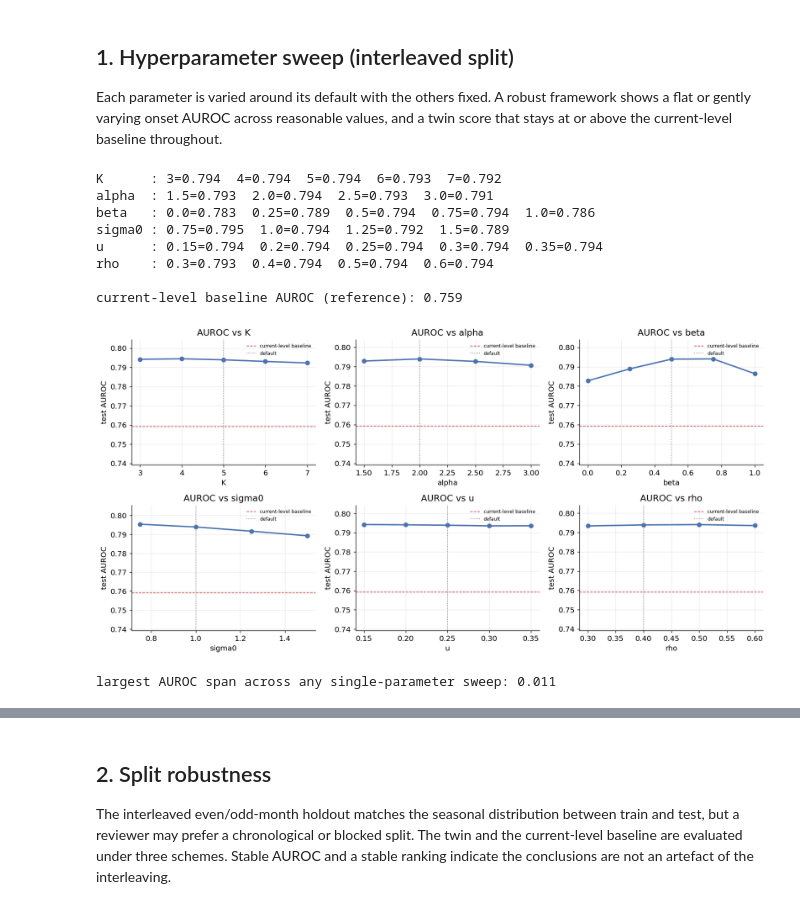
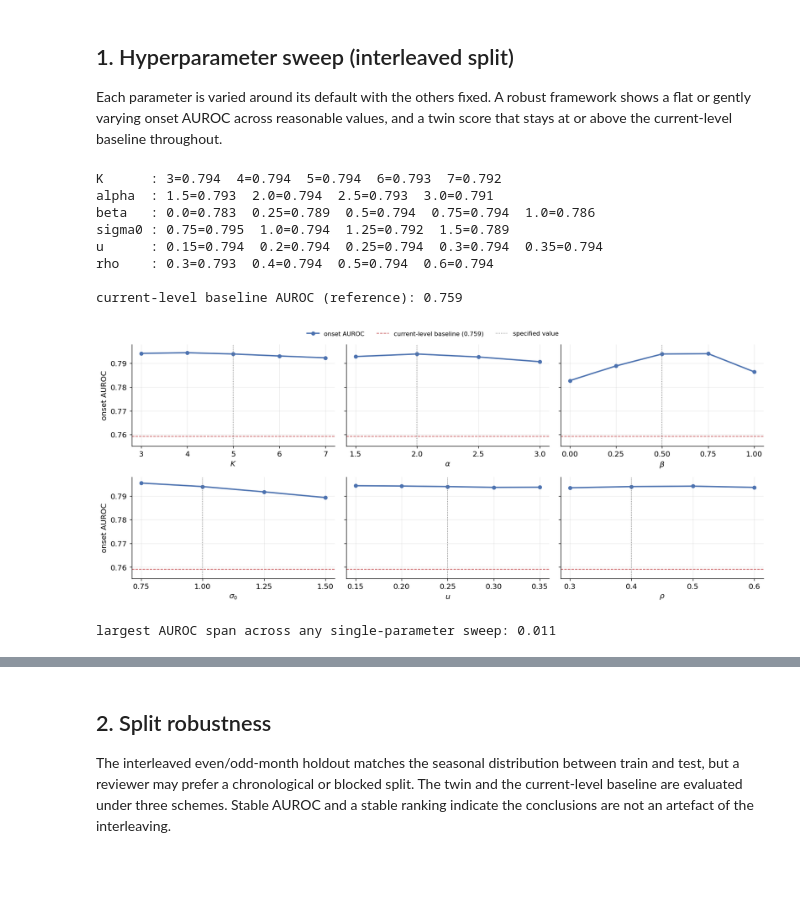
Before and after one commit to Sumiya-Sayeed/air-quality, a Jupyter notebook: notebooks/study7_hyperparam_sensitivity.ipynb, the cells around one changed output, grey strips where cells are left out. Drawn from its saved outputs; the diff is of its cells as text; code cells hidden in the pictures; blank space fills up the shorter version.

```diff
--- a/notebooks/study7_hyperparam_sensitivity.ipynb
+++ b/notebooks/study7_hyperparam_sensitivity.ipynb
@@ -17,7 +17,8 @@ Task and data match the main study: Nordic PM2.5 + ERA5, 6 h steps, onset of a W
 import numpy as np, pandas as pd, math, matplotlib.pyplot as plt
 from pathlib import Path
 OUT=Path("../outputs/study7_sensitivity"); OUT.mkdir(parents=True,exist_ok=True)
-plt.rcParams.update({"figure.dpi":130,"savefig.dpi":150,"font.size":11,"axes.grid":True,"grid.alpha":0.25,"axes.spines.top":False,"axes.spines.right":False})
+plt.rcParams.update({"figure.dpi":130,"savefig.dpi":300,"font.size":11,"axes.grid":True,"grid.alpha":0.25,"axes.spines.top":False,"axes.spines.right":False})
+plt.rcParams["pdf.fonttype"]=42  # embed TrueType outlines, not Type 3
 STEP=6; H=4; TAU=15.0
 
 pm=pd.read_csv("../data/openaq_regional/regional_pm25.csv"); pm["datetime"]=pd.to_datetime(pm["datetime"],utc=True)
@@ -109,40 +110,47 @@ GRID={
  "K":[3,4,5,6,7],
  "alpha":[1.5,2.0,2.5,3.0],
  "beta":[0.0,0.25,0.5,0.75,1.0],
  "sigma0":[0.75,1.0,1.25,1.5],
  "u":[0.15,0.20,0.25,0.30,0.35],
  "rho":[0.3,0.4,0.5,0.6],
 }
 DEFAULT={"K":5,"alpha":2.0,"beta":0.5,"sigma0":1.0,"u":0.25,"rho":0.4}
 base_cur=None; results={}
 for pname,vals in GRID.items():
     aucs=[]
     for val in vals:
         params=dict(DEFAULT); params[pname]=val
         a_tw,a_cur=evaluate(interleaved,params); aucs.append(a_tw)
         if base_cur is None: base_cur=a_cur
     results[pname]=(vals,aucs)
     print(f"{pname:7s}: "+"  ".join(f"{v}={a:.3f}" for v,a in zip(vals,aucs)))
 print(f"\ncurrent-level baseline AUROC (reference): {base_cur:.3f}")
 
-fig,ax=plt.subplots(2,3,figsize=(14,7))
-for a,(pname,(vals,aucs)) in zip(ax.ravel(),results.items()):
-    a.plot(vals,aucs,"-o",color="#4C72B0",lw=2)
-    a.axhline(base_cur,ls="--",c="#C44E52",lw=1,label="current-level baseline")
-    a.axvline(DEFAULT[pname],ls=":",c="grey",lw=1,label="default")
-    a.set_title(f"AUROC vs {pname}"); a.set_xlabel(pname); a.set_ylabel("test AUROC")
-    a.set_ylim(min(base_cur-0.02,min(aucs)-0.01), max(aucs)+0.01); a.legend(fontsize=7,frameon=False)
-plt.tight_layout(); plt.savefig(OUT/"fig1_hyperparam_sensitivity.png",bbox_inches="tight"); plt.show()
+SYM={"K":r"$K$","alpha":r"$\alpha$","beta":r"$\beta$","sigma0":r"$\sigma_0$","u":r"$u$","rho":r"$\rho$"}
+fig,ax=plt.subplots(2,3,figsize=(14,5.6),sharey=True)
+for i,(a,(pname,(vals,aucs))) in enumerate(zip(ax.ravel(),results.items())):
+    a.plot(vals,aucs,"-o",color="#4C72B0",lw=2,ms=5,label="onset AUROC")
+    a.axhline(base_cur,ls="--",c="#C44E52",lw=1,label=f"current-level baseline ({base_cur:.3f})")
+    a.axvline(DEFAULT[pname],ls=":",c="grey",lw=1,label="specified value")
+    a.set_xticks(vals)
+    a.set_xlabel(SYM[pname])
+    if i%3==0: a.set_ylabel("onset AUROC")
+_lo=base_cur-0.004
+_hi=max(max(v) for _,v in results.values())+0.0025
+for a in ax.ravel(): a.set_ylim(_lo,_hi)
+_h,_l=ax.ravel()[0].get_legend_handles_labels()
+fig.legend(_h,_l,loc="upper center",ncol=3,frameon=False,fontsize=9,bbox_to_anchor=(0.5,1.04))
+plt.tight_layout(); plt.savefig(OUT/"fig1_hyperparam_sensitivity_screen.png",bbox_inches="tight"); plt.show()
 span=max(max(a)-min(a) for _,a in results.values())
 print(f"largest AUROC span across any single-parameter sweep: {span:.3f}")
 # %% [output]
 K      : 3=0.794  4=0.794  5=0.794  6=0.793  7=0.792
 alpha  : 1.5=0.793  2.0=0.794  2.5=0.793  3.0=0.791
 beta   : 0.0=0.783  0.25=0.789  0.5=0.794  0.75=0.794  1.0=0.786
 sigma0 : 0.75=0.795  1.0=0.794  1.25=0.792  1.5=0.789
 u      : 0.15=0.794  0.2=0.794  0.25=0.794  0.3=0.794  0.35=0.794
 rho    : 0.3=0.793  0.4=0.794  0.5=0.794  0.6=0.794
 
 current-level baseline AUROC (reference): 0.759
-[figure, old version]
+[figure, new version]
 largest AUROC span across any single-parameter sweep: 0.011
```
Also changed, not shown: parts of 1 cell of this notebook, 37 other files.
